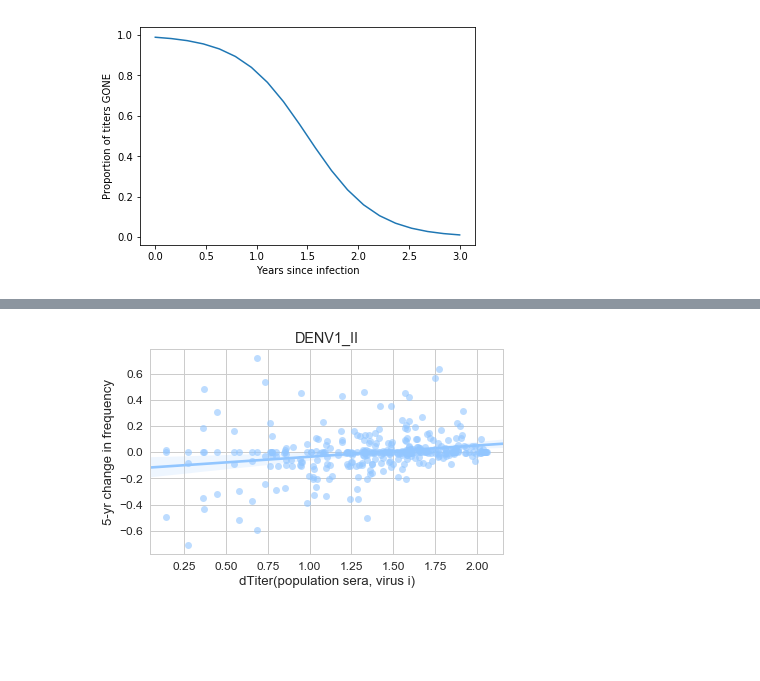
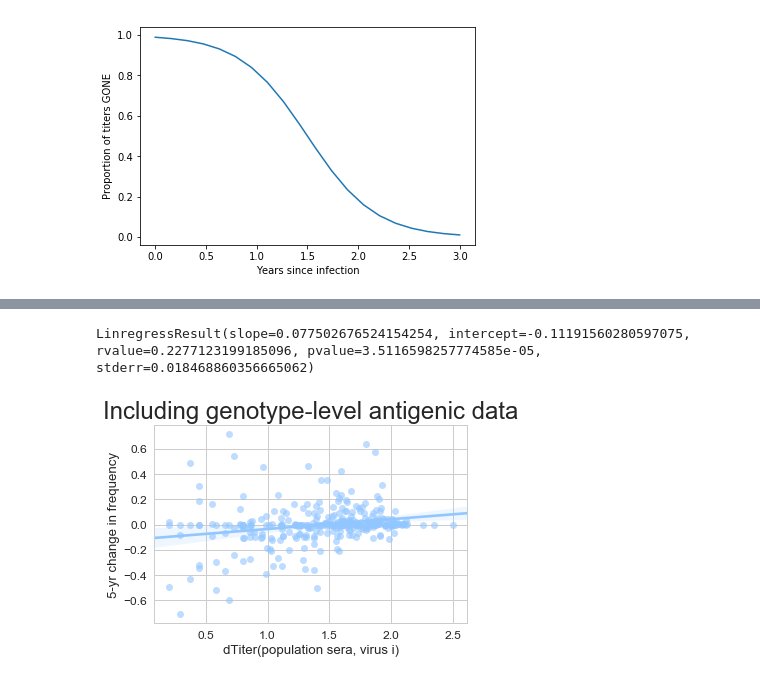
Before and after one commit to blab/dengue-antigenic-dynamics, a Jupyter notebook: scripts/frequencies/population_exposure.ipynb, the cells around one changed output, grey strips where cells are left out. Cells and saved outputs as stored; diff of their text form; code cells hidden in the pictures; blank space fills up the shorter version.

```diff
--- a/scripts/frequencies/population_exposure.ipynb
+++ b/scripts/frequencies/population_exposure.ipynb
@@ -170,9 +175,11 @@ def calc_population_exposure(i, seasons_back, seasons):
     return pd.Series(population_exposure, index=seasons_of_interest)
 # %%
 valid_genotypes = [g for g in genotypes if genotype_frequencies[g].max() >= 0.05]
-population_exposure = {g: calc_population_exposure(g,3,seasons) for g in valid_genotypes}
+genotype_exposure_antigenic = {g: calc_population_exposure(g, 5, seasons, valid_genotypes,
+                                                        genotype_frequencies, genotype_titers)
+                               for g in valid_genotypes}
 
-population_exposure_df = pd.DataFrame(population_exposure)
-min_val = population_exposure_df.values.min()
-max_val = population_exposure_df.values.max()
-mean_val = population_exposure_df.values.mean()
+genotype_exposure_antigenic_df = pd.DataFrame(genotype_exposure_antigenic)
+min_gt_ant_val = genotype_exposure_antigenic_df.values.min()
+max_gt_ant_val = genotype_exposure_antigenic_df.values.max()
+# mean_gt_ant_val = population_exposure_df.values.mean()
@@ -311,38 +343,46 @@ plot_pooled_exposure_frequencies(population_exposure)
 # %%
 def plot_pooled_exposure_delta_frequencies(population_exposure, frequencies, years_forward=3,
-                                       save=False, plot_name=None):
+                                       save=False, plot_name=None, title=None):
 
     sns.set(style='whitegrid', font_scale=1.2, palette='pastel')
     fig, ax = plt.subplots()
 
     valid_seasons = population_exposure.values()[0].index.tolist() # all available seasons
     delta_seasons = zip(valid_seasons[years_forward:], valid_seasons) # [(S + N season, S season)]
 
     def delta_f(i):
         return [frequencies[i][s2] - genotype_frequencies[i][s1] for (s2, s1) in delta_seasons]
 
     def pop_exp(i):
         return population_exposure[i][valid_seasons[:-1*years_forward]].tolist()
 
     pooled_exposure = []
     pooled_delta_f = []
 
     for i in population_exposure.keys():
         pooled_exposure += pop_exp(i)
         pooled_delta_f += delta_f(i)
 
 
     sns.regplot(pd.Series(pooled_exposure),pd.Series(pooled_delta_f), ax=ax, scatter_kws={'alpha': 0.6})
 
-    ax.set_title(i)
     ax.set_xlabel('dTiter(population sera, virus i)')
     ax.set_ylabel('%d-yr change in frequency'%years_forward)
+
+    if title:
+        ax.set_title(title, size=24)
 
     plt.tight_layout()
 
     if save:
         plt.savefig(out_path+'/'+dataset_name+plot_name+'.png')
 
-plot_pooled_exposure_delta_frequencies(population_exposure, genotype_frequencies, years_forward=5)
+    fit = linregress(pooled_exposure, pooled_delta_f)
+    return fit
+
+exposure_dfreqs_fit = plot_pooled_exposure_delta_frequencies(genotype_exposure_antigenic, genotype_frequencies,
+                                                             years_forward=5, title="Including genotype-level antigenic data")
+print exposure_dfreqs_fit
 # %% [output]
+LinregressResult(slope=0.077502676524154254, intercept=-0.11191560280597075, rvalue=0.2277123199185096, pvalue=3.5116598257774585e-05, stderr=0.018468860356665062)
-[figure, old version]
+[figure, new version]
```
Also changed, not shown: parts of 15 cells of this notebook.
